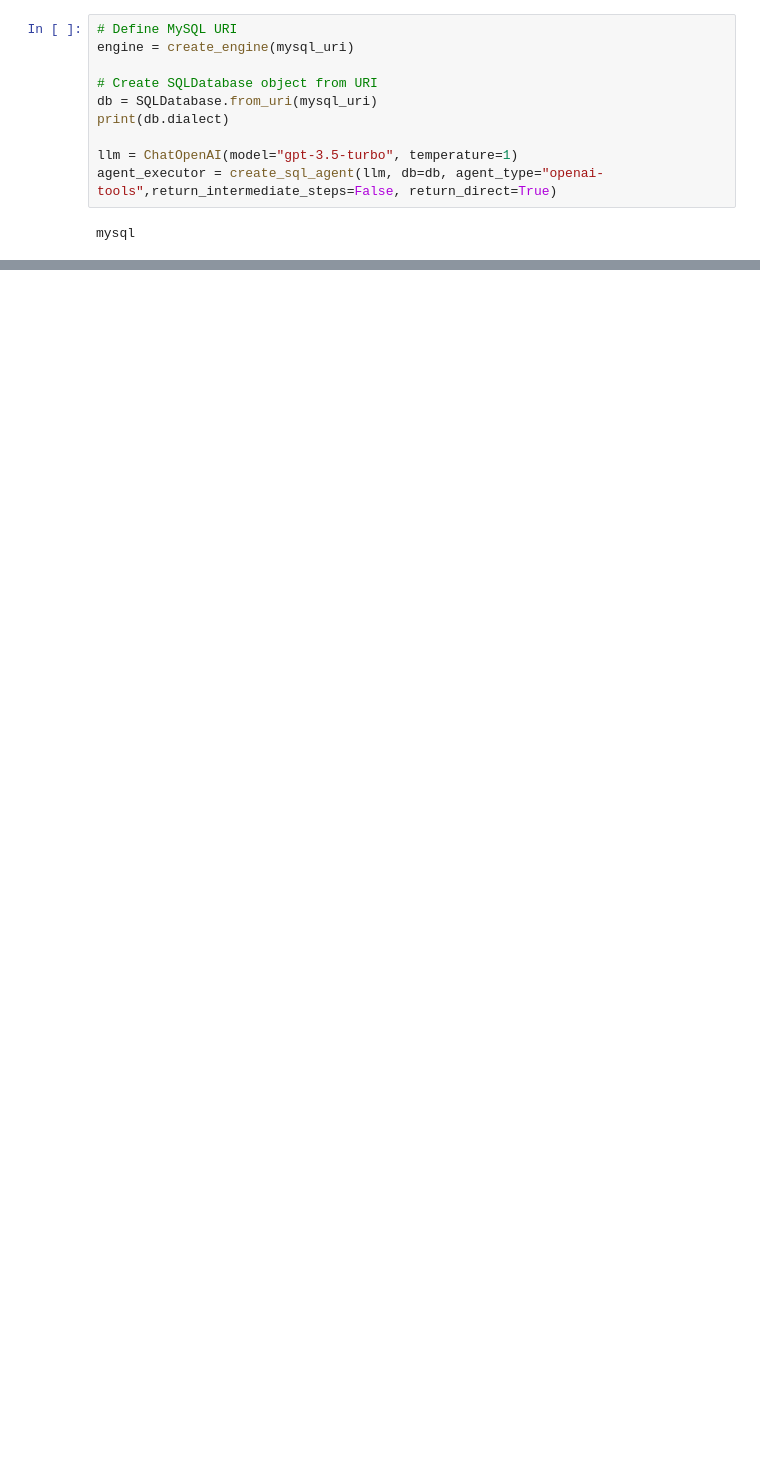
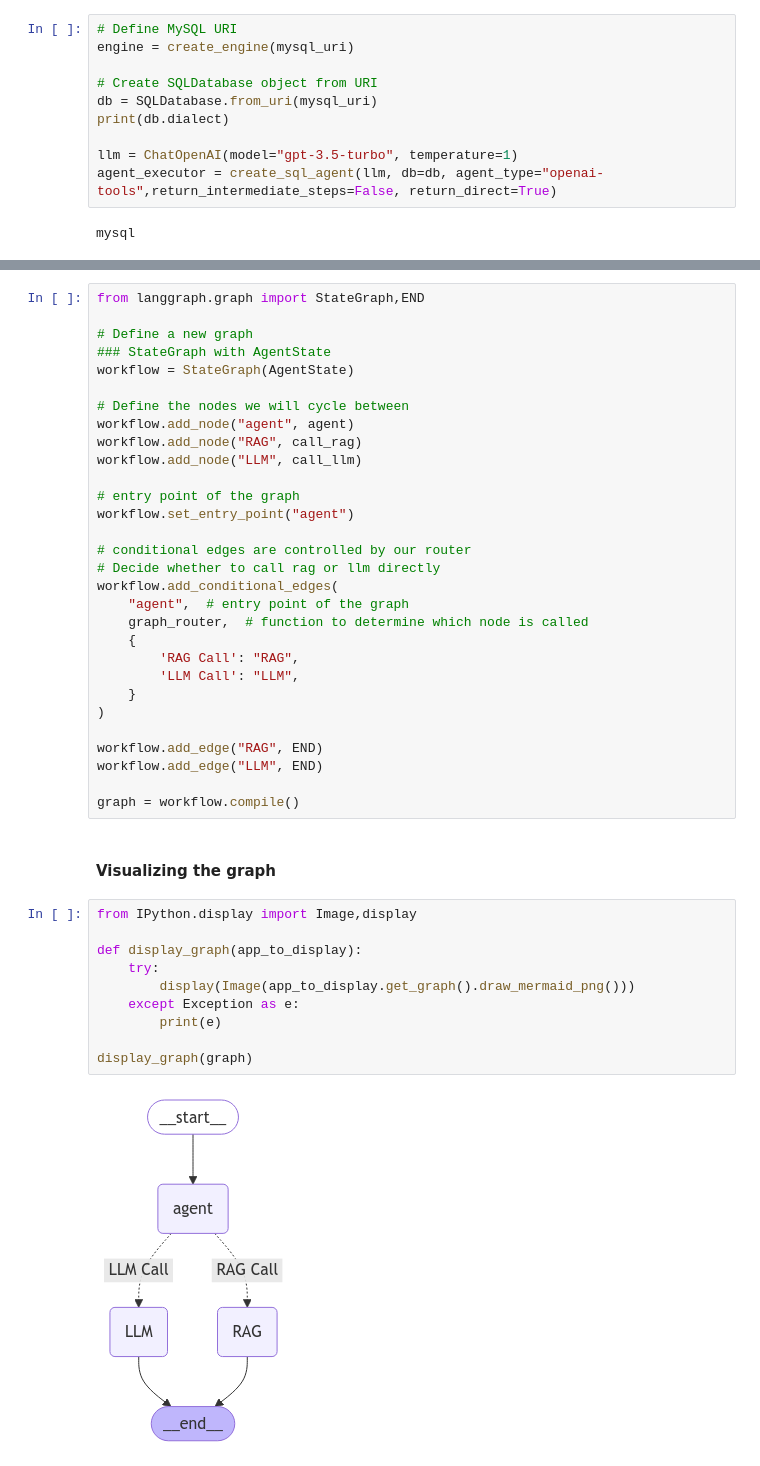
Before and after one commit to padmapria/Crypto-Chatbot-SQL-LLM-Agent, a Jupyter notebook: notebooks/crypto_sql_llm_agent.ipynb, the cells around one changed output, grey strips where cells are left out. Saved outputs shown, nothing was run; the diff lists cells and outputs as text; blank space fills up the shorter version.

```diff
--- a/notebooks/crypto_sql_llm_agent.ipynb
+++ b/notebooks/crypto_sql_llm_agent.ipynb
@@ -209,0 +473,44 @@ get_answer_from_sql(user_query)
+# %%
+from langgraph.graph import StateGraph,END
+
+# Define a new graph
+### StateGraph with AgentState
+workflow = StateGraph(AgentState)
+
+# Define the nodes we will cycle between
+workflow.add_node("agent", agent)
+workflow.add_node("RAG", call_rag)
+workflow.add_node("LLM", call_llm)
+
+# entry point of the graph
+workflow.set_entry_point("agent")
+
+# conditional edges are controlled by our router
+# Decide whether to call rag or llm directly
+workflow.add_conditional_edges(
+    "agent",  # entry point of the graph
+    graph_router,  # function to determine which node is called
+    {
+        'RAG Call': "RAG",
+        'LLM Call': "LLM",
+    }
+)
+
+workflow.add_edge("RAG", END)
+workflow.add_edge("LLM", END)
+
+graph = workflow.compile()
+# %% [markdown]
+#### Visualizing the graph
+# %%
+from IPython.display import Image,display
+
+def display_graph(app_to_display):
+    try:
+        display(Image(app_to_display.get_graph().draw_mermaid_png()))
+    except Exception as e:
+        print(e)
+
+display_graph(graph)
+# %% [output]
+[figure, added]
```
Also changed, not shown: parts of 30 cells of this notebook, 2 other files.
